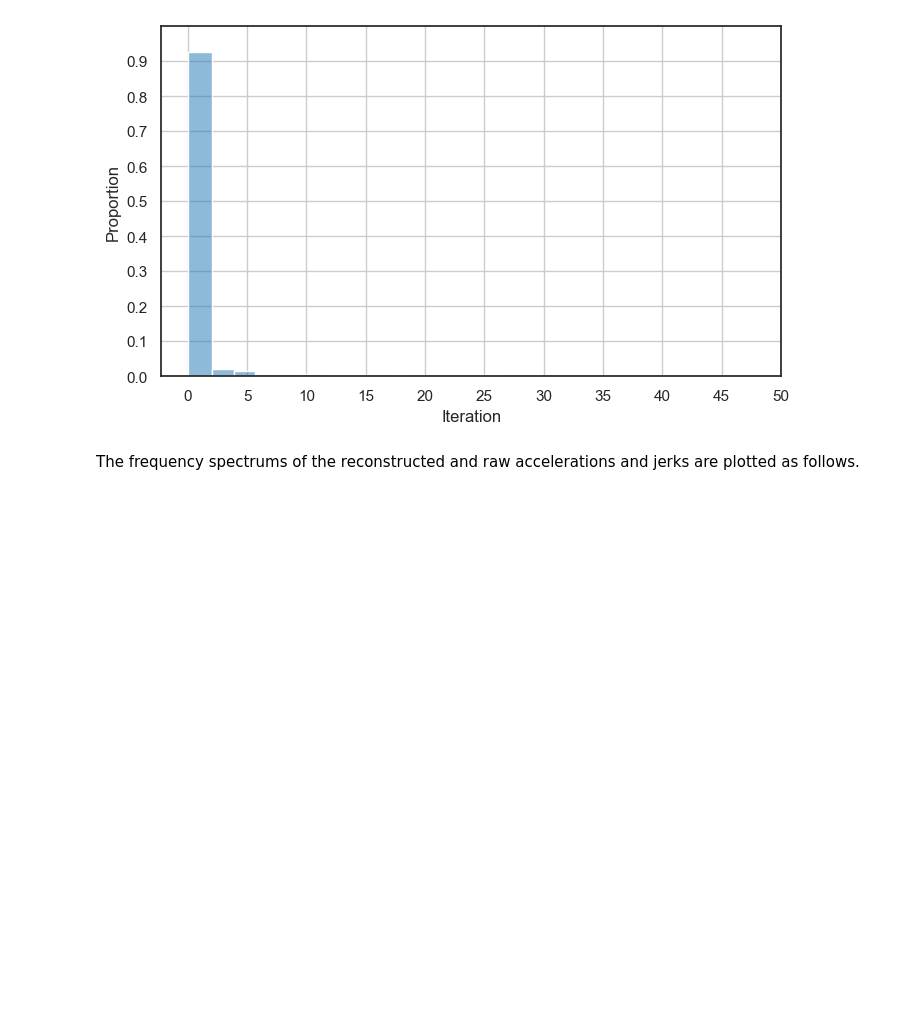
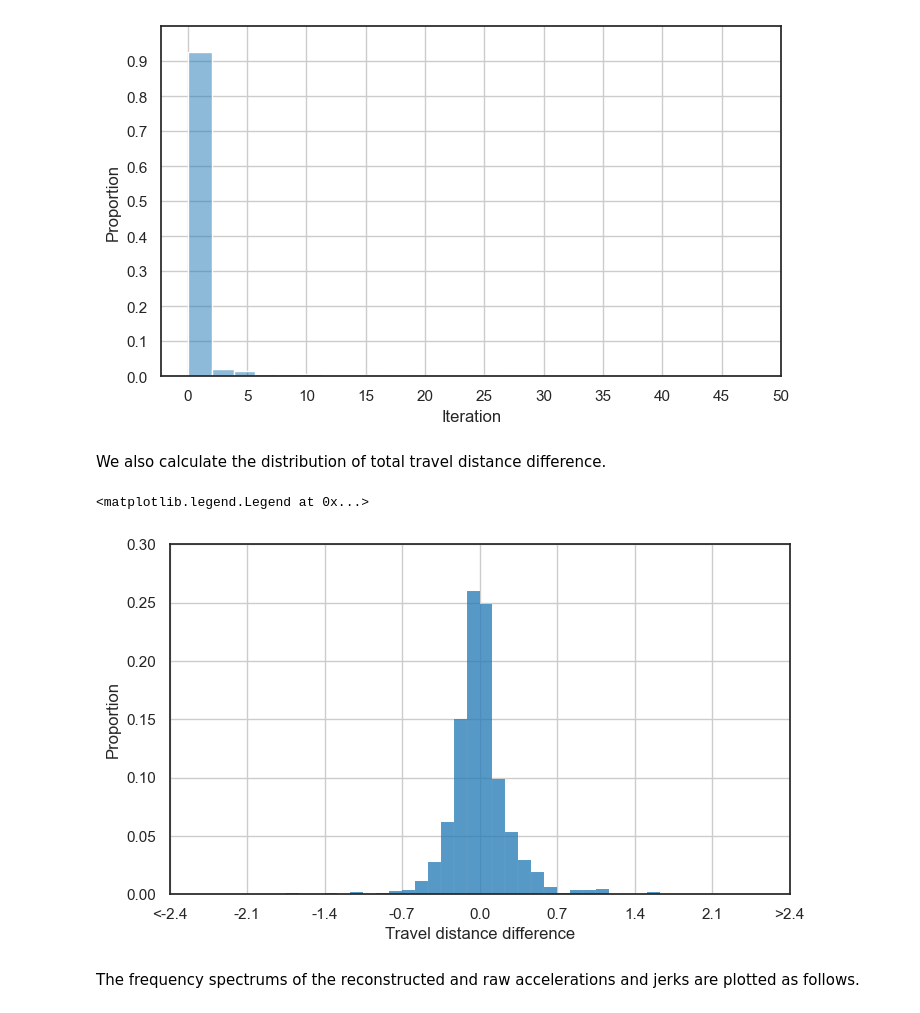
Before and after one commit to ximeng96/Iterative_method_for_vehicle_trajectories_reconstruction, a Jupyter notebook: codes/ite_method_camera6.ipynb, the cells around one changed output. Saved outputs shown, nothing was run; the diff lists cells and outputs as text; code cells hidden in the pictures; blank space fills up the shorter version.

```diff
--- a/codes/ite_method_camera6.ipynb
+++ b/codes/ite_method_camera6.ipynb
@@ -468,6 +468,39 @@ ax.legend([],[], frameon=False) #remove the ledgend
 # %% [output]
 <matplotlib.legend.Legend at 0x...>
 [figure]
+# %% [markdown]
+We also calculate the distribution of total travel distance difference.
+# %%
+def total_dis(data):
+    import copy
+    new_array_np = copy.deepcopy(data);
+    id_set = sorted(set(new_array_np[:,0].tolist()),key = new_array_np[:,0].tolist().index)#pick out all the ids, and create a list to store them
+    travel_dis = np.zeros((len(id_set), 2))
+    travel_dis[:,0] = id_set; #print(travel_dis)
+    #id_set = [id_num]
+    for n_id in range(len(id_set)): #go over each vehicle
+        sub_veh = new_array_np[np.where(new_array_np[:,0] == id_set[n_id] )]
+        travel_dis[n_id, 1] = -(sub_veh[-1,-8] - sub_veh[0, -8]) + (sub_veh[-1,-4] - sub_veh[0, -4])
+    return travel_dis
+
+travel_len = total_dis(smooth_traj1)
+
+import seaborn as sns
+import matplotlib.pyplot as plt
+d_range = [-100] + np.round(np.linspace(-2.4,2.4,49),1).tolist() + [100]
+d_lable = ["<-2.4"] + np.round(np.linspace(-2.1,2.1,7),1).tolist() + [">2.4"]
+x1 = -2.4; x2 = 2.4; y1 = 0; y2 = 0.3
+sns.set(rc={"figure.figsize": (8, 10)}, style="white", palette=None)
+plt.subplot(2,1,1)
+ax = sns.histplot(travel_len[:,1],  bins=d_range, stat = 'proportion')
+ax.set_ylim(y1, y2); ax.set_xlim(-1.3, 1.3);
+ax.set_xticks(np.arange(x1, x2+0.1, 0.6),d_lable);
+ax.set_xlabel("Travel distance difference")
+plt.grid(True);
+ax.legend([],[], frameon=False) #remove the ledgend
+# %% [output]
+<matplotlib.legend.Legend at 0x...>
+[figure, added]
 # %% [markdown]
 The frequency spectrums of the reconstructed and raw accelerations and jerks are plotted as follows.
 # %%
```
Also changed, not shown: parts of 1 cell of this notebook.
